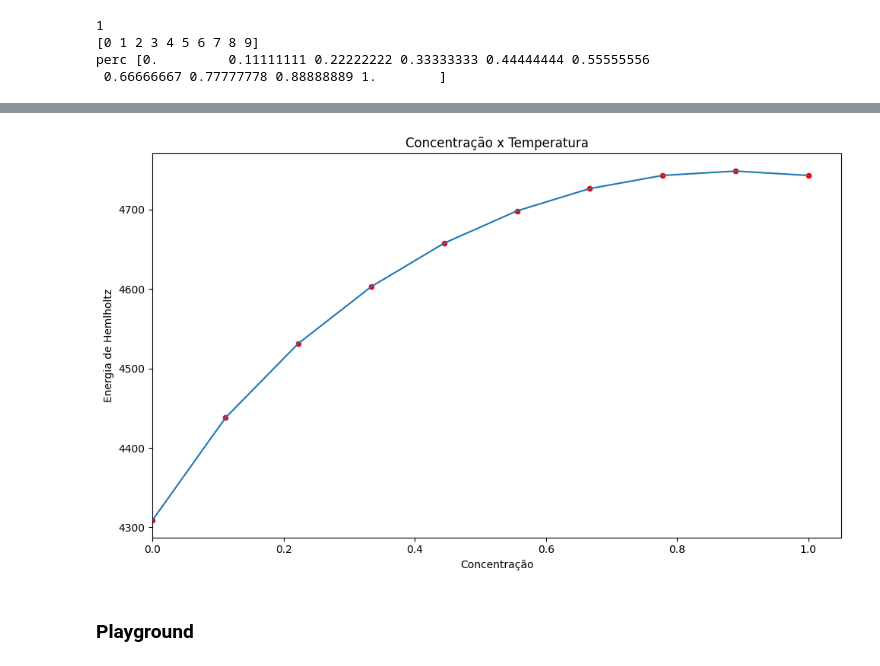
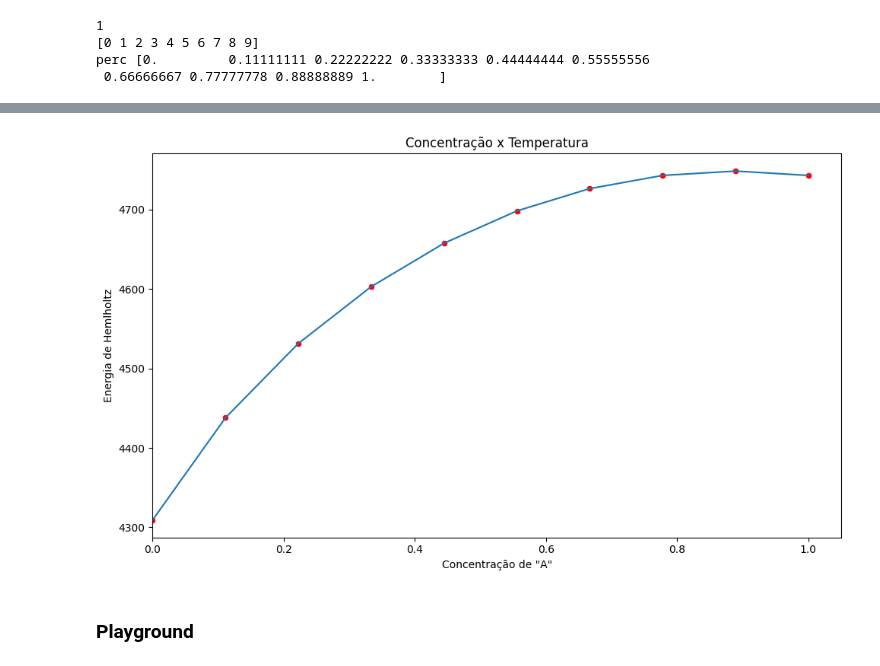
Before and after one commit to Gbeneti/ensemble_canonico, a Jupyter notebook: ensemble_canonico_mistura.ipynb, the cells around one changed output, grey strips where cells are left out. Saved outputs shown, nothing was run; the diff lists cells and outputs as text; code cells hidden in the pictures.

Commit message:
minor aesthetic graph corrections

```diff
--- a/ensemble_canonico_mistura.ipynb
+++ b/ensemble_canonico_mistura.ipynb
@@ -138,7 +138,7 @@ def helmholtz(energias, temperatura):
     return F
 # %%
 TEMPERATURA = 250
-SIZE = 4
+SIZE = 10
 STEP = 1
 
 E_A = 0
@@ -207,18 +197,18 @@ concen 9 7
 # %%
 fig, ax = plt.subplots(figsize=(10, 6))
 sns.scatterplot(x=N_A_percentage, y=helmholtz_energies,c='red')
 sns.lineplot(x=N_A_percentage, y=helmholtz_energies)
 plt.xlim(0, None)
 #plt.ylim(0, None)
 sns.color_palette("Paired")
 plt.title('Concentração x Temperatura')
-plt.xlabel('Concentração')
+plt.xlabel('Concentração de "A"')
 plt.ylabel('Energia de Hemlholtz')
 plt.tight_layout()
 # fig.get_figure() #'pega' o gráfico para salvar
 # fig.savefig("helmholtz.pdf") #salva o gráfico
 # %% [output]
-[figure, old version]
+[figure, new version]
 # %% [markdown]
 ### Playground
 # %%
```
Also changed, not shown: parts of 1 cell of this notebook.
